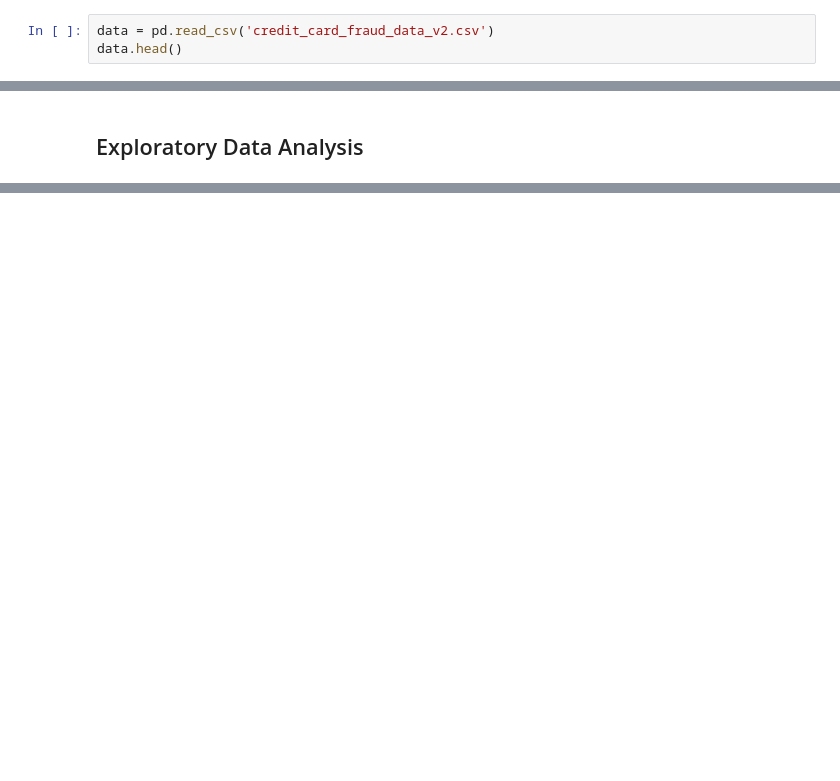
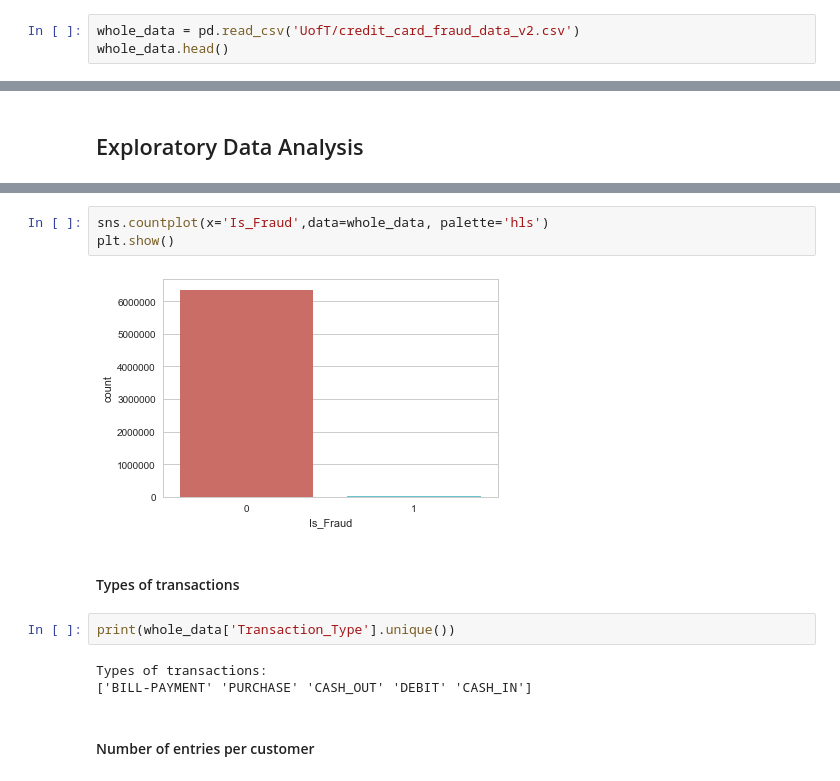
Before and after one commit to mathurp/ML4CreditCardFraudDetection, a Jupyter notebook: STA2453-Project.ipynb, the cells around one changed output, grey strips where cells are left out. Drawn from its saved outputs; the diff is of its cells as text; blank space fills up the shorter version.

```diff
--- a/STA2453-Project.ipynb
+++ b/STA2453-Project.ipynb
@@ -14,8 +16,8 @@ import seaborn as sns
 sns.set(style="white")
 sns.set(style="whitegrid", color_codes=True)
 # %%
-data = pd.read_csv('credit_card_fraud_data_v2.csv')
-data.head()
+whole_data = pd.read_csv('UofT/credit_card_fraud_data_v2.csv')
+whole_data.head()
 # %% [output]
 |  | Time_Stamp | Transaction_Type | Amount | Client_Id | Client_Old_Balance | Cleint_New_Balance | Merchant_Id | ... |
 | 0 | 1 | BILL-PAYMENT | 9839.64 | C494672677 | 170136.0 | 160296.36 | M582455116 | ... |
@@ -27,0 +43,14 @@ data.head()
+# %%
+sns.countplot(x='Is_Fraud',data=whole_data, palette='hls')
+plt.show()
+# %% [output]
+[figure, added]
+# %% [markdown]
+#### Types of transactions
+# %%
+print(whole_data['Transaction_Type'].unique())
+# %% [output]
+Types of transactions:
+['BILL-PAYMENT' 'PURCHASE' 'CASH_OUT' 'DEBIT' 'CASH_IN']
+# %% [markdown]
+#### Number of entries per customer
```
Also changed, not shown: parts of 41 cells of this notebook.
